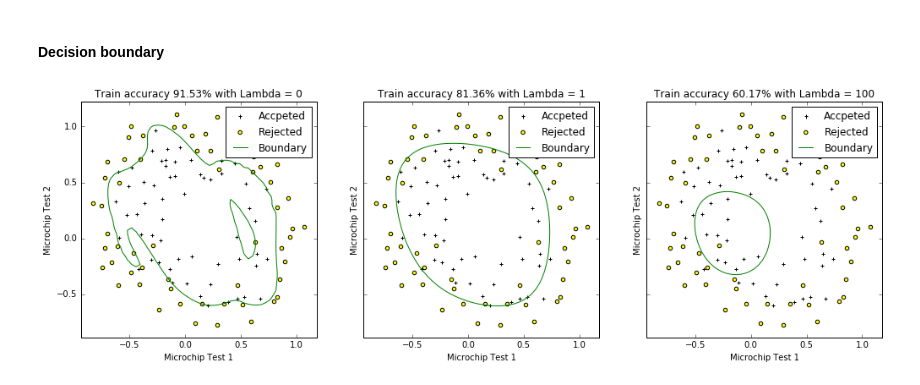
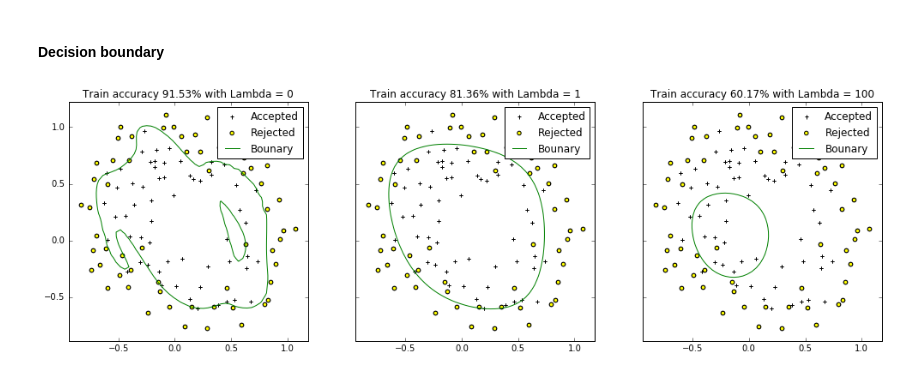
Before and after one commit to JaredSun26/Coursera-ML-Python, a Jupyter notebook: Week2.ipynb, the cells around one changed output. Drawn from its saved outputs; the diff is of its cells as text; code cells hidden in the pictures.

Commit message:
consolidate plotting commands into functions

```diff
--- a/Week2.ipynb
+++ b/Week2.ipynb
@@ -22,8 +22,23 @@ array([ 0.,  0.,  0.,  1.,  1.,  0.,  1.,  1.,  1.,  1.,  0.,  0.,  1.,
         0.,  0.,  1.,  1.,  1.,  1.,  1.,  1.,  0.,  1.,  1.,  0.,  1.,
         1.,  0.,  1.,  1.,  1.,  1.,  1.,  1.,  1.])
 # %%
-pos = y==1
-neg = y==0
-ad = plt.scatter(x[pos, 0], x[pos,1], c='black', marker='+')
-nad = plt.scatter(x[neg, 0], x[neg,1], c='yellow', marker='o')
-plt.legend((ad, nad), ('Admitted', 'Not admitted'), scatterpoints=1, loc=0)
+def plotData(x, y, xlabel, ylabel, posLabel, negLabel, pdProxy = None, pdLabel = None, axes = None):
+    pos = y == 1
+    neg = y == 0
+
+    if axes == None:
+        axes = plt.gca()
+
+    posPts = axes.scatter(x[pos, 0], x[pos,1], c='black', marker='+')
+    negPts = axes.scatter(x[neg, 0], x[neg,1], c='yellow', marker='o')
+
+    lgHandles = [posPts, negPts, pdProxy]
+    lgLabels = [posLabel, negLabel, pdLabel]
+
+    if pdProxy == None:
+        lgHandles = lgHandles[0:2]
+        lgLabels = lgLabels[0:2]
+
+    axes.legend(lgHandles, lgLabels, loc=0, scatterpoints = 1)
+    axes.xlabel = xlabel
+    axes.ylabel = ylabel
@@ -133,0 +136,6 @@ plt.ylabel('Exam 2 score')
+# %%
+x1_min, x1_max = X[:,1].min(), X[:,2].max()
+bd, = plt.plot([x1_min, x1_max], [(-theta[1]*x1_min-theta[0])/theta[2], (-theta[1]*x1_max-theta[0])/theta[2]], color = 'blue')
+bd_line = mlines.Line2D([], [], color='blue')
+
+plotData(x, y, 'Test 1 score', 'Test 2 score', 'Admitted', 'Not admitted', pdProxy = bd_line, pdLabel = "Boundary")
@@ -200,30 +210,30 @@ costFunctionReg(initial_theta, X2, y2, 1)
 # %%
 fig, axes = plt.subplots(1,3, sharey = True, figsize=(17,5))
 
 for i, thres in enumerate([0, 1, 100]):
 
     #Learn the parameters
     res2 = minimize(costFunctionReg, initial_theta, args=(X2, y2, thres), jac=gradientReg, options={'maxiter':3000})
     theta2 = res2.x
 
     #Accuracy
     accuracy=100*sum(predict(theta2, X2) == y2)/m2
 
     #Plot
     x1Grid = np.linspace(x2[:,0].min(), x2[:,0].max())
     x2Grid = np.linspace(x2[:,1].min(), x2[:,1].max())
 
     xx1, xx2 = np.meshgrid(x1Grid, x2Grid)
     h = sigm(poly.fit_transform(np.column_stack((xx1.ravel(), xx2.ravel()))).dot(theta2))
     h = h.reshape(xx1.shape)
 
     acp = axes[i].scatter(x2[pos2, 0], x2[pos2, 1], c = 'black', marker = '+')
     rej = axes[i].scatter(x2[neg2, 0], x2[neg2, 1], c = 'yellow', marker = 'o')
     bd = axes[i].contour(xx1, xx2, h, [0.5], linewidths =1, colors='g')
-    proxy = mlines.Line2D([],[], color='g')
-    axes[i].legend((acp, rej, proxy), ('Accpeted', 'Rejected', 'Boundary'), scatterpoints=1, loc=0)
+    bd_line = mlines.Line2D([],[], color='g')
+
+    plotData(x2, y2, 'Microchip Test 1', 'Microchip Test 2', 'Accepted', 'Rejected',
+             pdProxy = bd_line, pdLabel = "Bounary", axes = axes[i])
     axes[i].set_title('Train accuracy {}% with Lambda = {}'.format(np.round(accuracy, decimals=2), thres))
-    axes[i].set_xlabel('Microchip Test 1')
-    axes[i].set_ylabel('Microchip Test 2')
 # %% [output]
-[figure, old version]
+[figure, new version]
```
Also changed, not shown: parts of 4 cells of this notebook.
